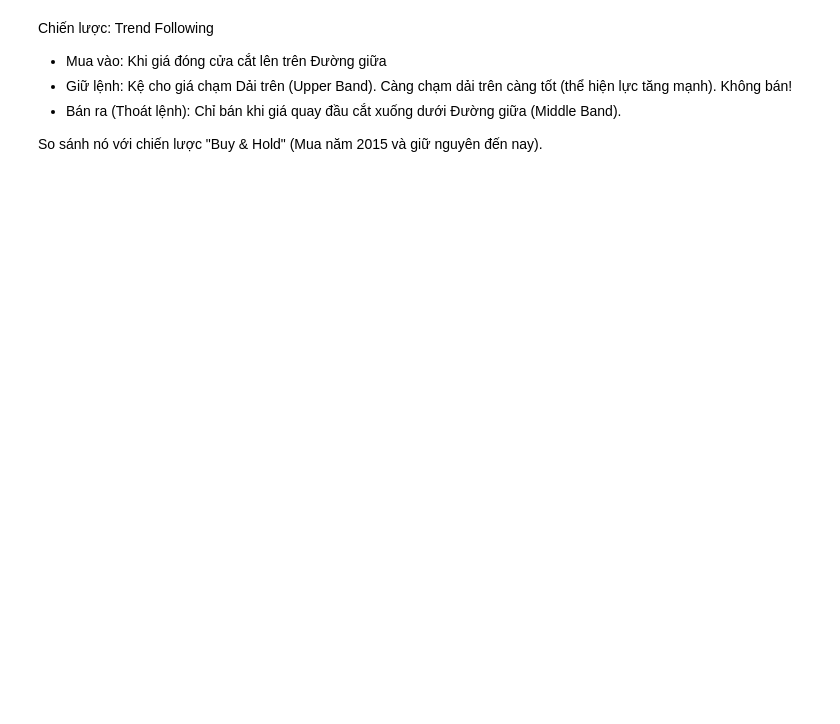
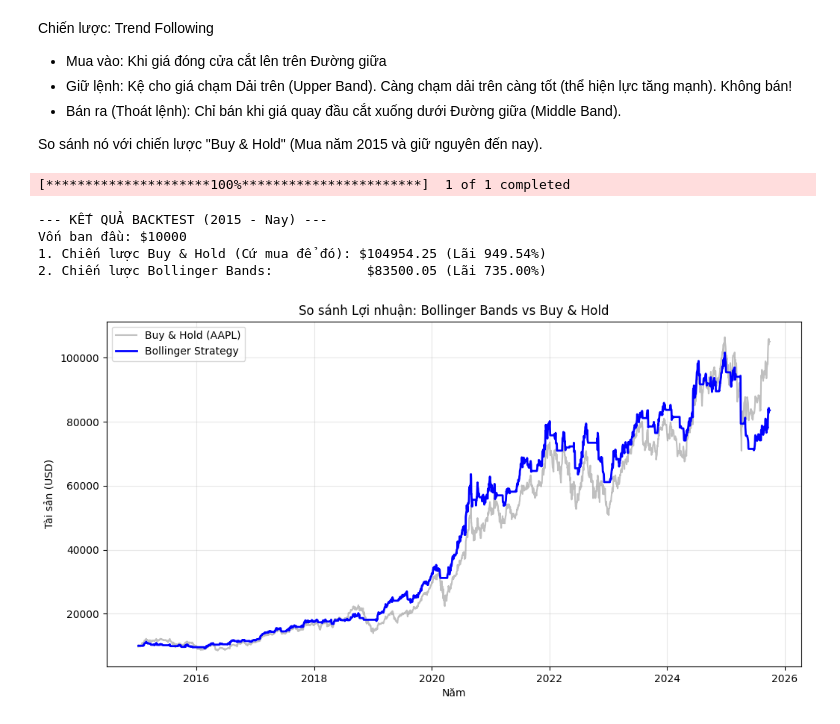
Before and after one commit to tamnguyen-2905/CF_Trang22110234_Thanh22110203_Tam22110193, a Jupyter notebook: LAB_GIUAKI/Bollinger Bands.ipynb, the cells around one changed output. Saved outputs shown, nothing was run; the diff lists cells and outputs as text; code cells hidden in the pictures; blank space fills up the shorter version.

```diff
--- a/LAB_GIUAKI/Bollinger Bands.ipynb
+++ b/LAB_GIUAKI/Bollinger Bands.ipynb
@@ -65,14 +69,7 @@ Chiến lược: Trend Following
 So sánh nó với chiến lược "Buy & Hold" (Mua năm 2015 và giữ nguyên đến nay).
 # %%
 
-# 1. TẢI DỮ LIỆU
-data = yf.download('AAPL', start='2015-01-01', end='2025-10-01', auto_adjust=False)
-
-# Xử lý MultiIndex nếu có
-if isinstance(data.columns, pd.MultiIndex):
-    data.columns = data.columns.get_level_values(0)
-
-# 2. TÍNH TOÁN BOLLINGER BANDS
+# BOLLINGER BANDS
 window = 20
 std_dev = 2
 
@@ -81,7 +78,6 @@ data['Std'] = data['Adj Close'].rolling(window=window).std()
 data['Upper Band'] = data['Middle Band'] + (data['Std'] * std_dev)
 data['Lower Band'] = data['Middle Band'] - (data['Std'] * std_dev)
 
-# 3. LOGIC BACKTEST (LONG ONLY)
 # 3. LOGIC BACKTEST (TREND FOLLOWING)
 
 # Khởi tạo cột Signal bằng 0 hết
@@ -92,13 +88,13 @@ data['Signal'] = 0
 data.loc[data['Adj Close'] > data['Middle Band'], 'Signal'] = 1
 
 # BÁN: Chỉ bán khi giá gãy xuống dưới Lower Band (Hoặc đường nào đó thấp hơn)
-# Để đơn giản, ta giữ lệnh luôn (Signal = 1) chừng nào giá chưa gãy đường MA50 (Ví dụ)
+# Để đơn giản, ta giữ lệnh luôn (Signal = 1) chừng nào giá chưa gãy đường MA20
 # Nhưng để dùng lại các biến có sẵn, ta sẽ BÁN khi giá thủng Middle Band
 data.loc[data['Adj Close'] < data['Middle Band'], 'Signal'] = 0
 
 # --- QUAN TRỌNG: XỬ LÝ VỊ THẾ GIỮ LỆNH ---
 # Logic trên là dạng từng điểm rời rạc. Để backtest đúng, ta cần vòng lặp hoặc logic ffill
-# Cách đơn giản nhất cho người mới (Logic thô):
+
 # Nếu Close > Middle Band -> Giữ lệnh (1)
 # Nếu Close < Middle Band -> Cầm tiền (0)
 
@@ -111,33 +107,40 @@ data['Signal'] = data['Signal'].shift(1)
 data['Market_Returns'] = data['Adj Close'].pct_change()
 
 # Tính lợi nhuận chiến lược
 # Dùng shift(1) để tránh "nhìn trước tương lai". Tín hiệu hôm nay dùng để giao dịch ngày mai.
 data['Strategy_Returns'] = data['Market_Returns'] * data['Signal'].shift(1)
 
 # Giả lập vốn 10,000 USD
 initial_capital = 10000
 data['Buy_Hold_Equity'] = initial_capital * (1 + data['Market_Returns']).cumprod()
 data['Strategy_Equity'] = initial_capital * (1 + data['Strategy_Returns']).cumprod()
 
 # 5. ĐÁNH GIÁ HIỆU QUẢ
 total_return_str = (data['Strategy_Equity'].iloc[-1] / initial_capital - 1) * 100
 total_return_bh = (data['Buy_Hold_Equity'].iloc[-1] / initial_capital - 1) * 100
 
 print(f"--- KẾT QUẢ BACKTEST (2015 - Nay) ---")
 print(f"Vốn ban đầu: ${initial_capital}")
 print(f"1. Chiến lược Buy & Hold (Cứ mua để đó): ${data['Buy_Hold_Equity'].iloc[-1]:.2f} (Lãi {total_return_bh:.2f}%)")
 print(f"2. Chiến lược Bollinger Bands:            ${data['Strategy_Equity'].iloc[-1]:.2f} (Lãi {total_return_str:.2f}%)")
 
 # 6. VẼ BIỂU ĐỒ SO SÁNH
 plt.figure(figsize=(12, 6))
 plt.plot(data['Buy_Hold_Equity'], label='Buy & Hold (AAPL)', color='gray', alpha=0.5)
 plt.plot(data['Strategy_Equity'], label='Bollinger Strategy', color='blue', linewidth=2)
 plt.title('So sánh Lợi nhuận: Bollinger Bands vs Buy & Hold')
 plt.xlabel('Năm')
 plt.ylabel('Tài sản (USD)')
 plt.legend()
 plt.grid(True, alpha=0.3)
 plt.show()
+# %% [output]
+[*********************100%***********************]  1 of 1 completed
+--- KẾT QUẢ BACKTEST (2015 - Nay) ---
+Vốn ban đầu: $10000
+1. Chiến lược Buy & Hold (Cứ mua để đó): $104954.25 (Lãi 949.54%)
+2. Chiến lược Bollinger Bands:            $83500.05 (Lãi 735.00%)
+[figure, added]
 # %%
 ! git add .
 ! git commit -m "Update Bollinger Bands"
```
Also changed, not shown: parts of 3 cells of this notebook, 1 other file.
